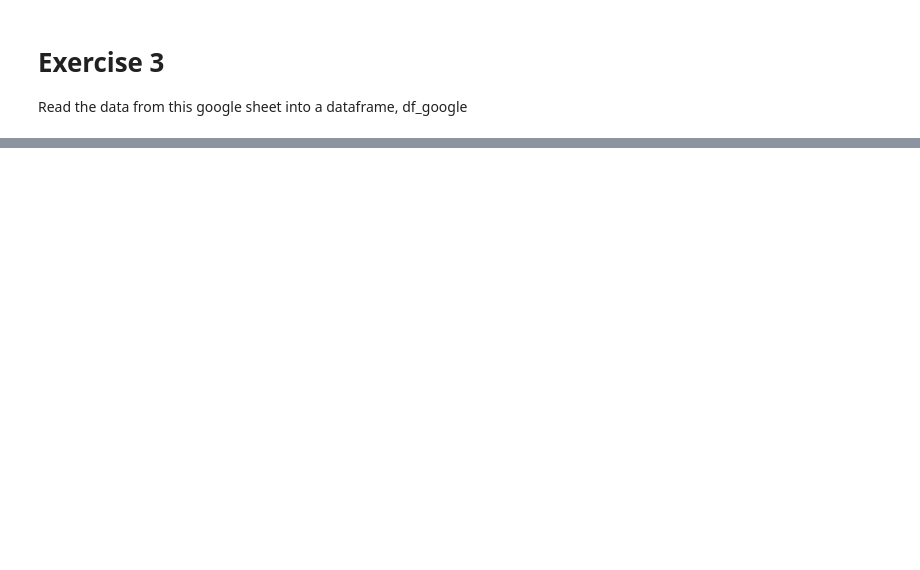
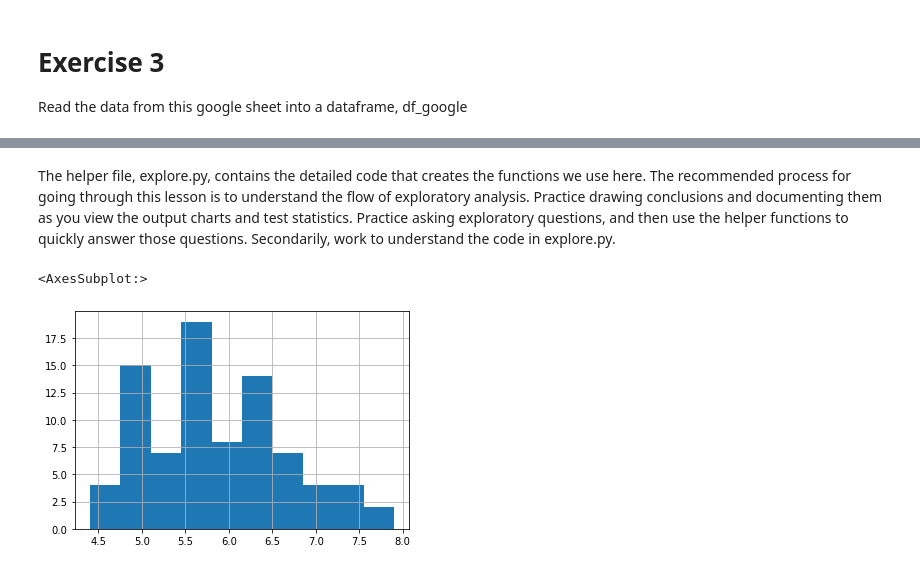
Before and after one commit to katherinesalazar/classification-exercises, a Jupyter notebook: classification_exercises.ipynb, the cells around one changed output, grey strips where cells are left out. Cells and saved outputs as stored; diff of their text form; code cells hidden in the pictures; blank space fills up the shorter version.

Commit message:
Added Explororatory Analysis exercises

```diff
--- a/classification_exercises.ipynb
+++ b/classification_exercises.ipynb
@@ -410,0 +162,4 @@ Embarked has 3 unique values.
+# %%
+#dropping the species_id columns as they are only pointing to numbers, not categories
+df = df.drop(columns = 'species_id')
+df.head()
@@ -410,0 +227,13 @@ Embarked has 3 unique values.
+# %%
+# set up our environment:
+import warnings
+warnings.filterwarnings("ignore")
+
+import pandas as pd
+import numpy as np
+import matplotlib.pyplot as plt
+import seaborn as sns
+from scipy import stats
+from sklearn.model_selection import train_test_split
+
+train, validate, test = train_validate_test_split(df2, target='species_name')
@@ -410,0 +260,19 @@ Embarked has 3 unique values.
+# %%
+# Split data into Train, Validate, Test
+
+def train_validate_test_split(df, target, seed=123):
+    '''
+    This function takes in a dataframe, the name of the target variable
+    (for stratification purposes), and an integer for a setting a seed
+    and splits the data into train, validate and test.
+    Test is 20% of the original dataset, validate is .30*.80= 24% of the
+    original dataset, and train is .70*.80= 56% of the original dataset.
+    The function returns, in this order, train, validate and test dataframes.
+    '''
+    train_validate, test = train_test_split(df, test_size=0.2,
+                                            random_state=seed,
+                                            stratify=df[target])
+    train, validate = train_test_split(train_validate, test_size=0.3,
+                                       random_state=seed,
+                                       stratify=train_validate[target])
+    return train, validate, test
@@ -410,0 +285,3 @@ Embarked has 3 unique values.
+# %%
+train, validate, test = train_validate_test_split(df, target='species_name')
+train.head()
@@ -410,0 +347,2 @@ Embarked has 3 unique values.
+# %% [markdown]
+The helper file, explore.py, contains the detailed code that creates the functions we use here. The recommended process for going through this lesson is to understand the flow of exploratory analysis. Practice drawing conclusions and documenting them as you view the output charts and test statistics. Practice asking exploratory questions, and then use the helper functions to quickly answer those questions. Secondarily, work to understand the code in explore.py.
@@ -410,0 +352,6 @@ Embarked has 3 unique values.
+# %%
+#histogram for sepal_length
+train.sepal_length.hist()
+# %% [output]
+<AxesSubplot:>
+[figure, added]
```
Also changed, not shown: parts of 112 cells of this notebook.
